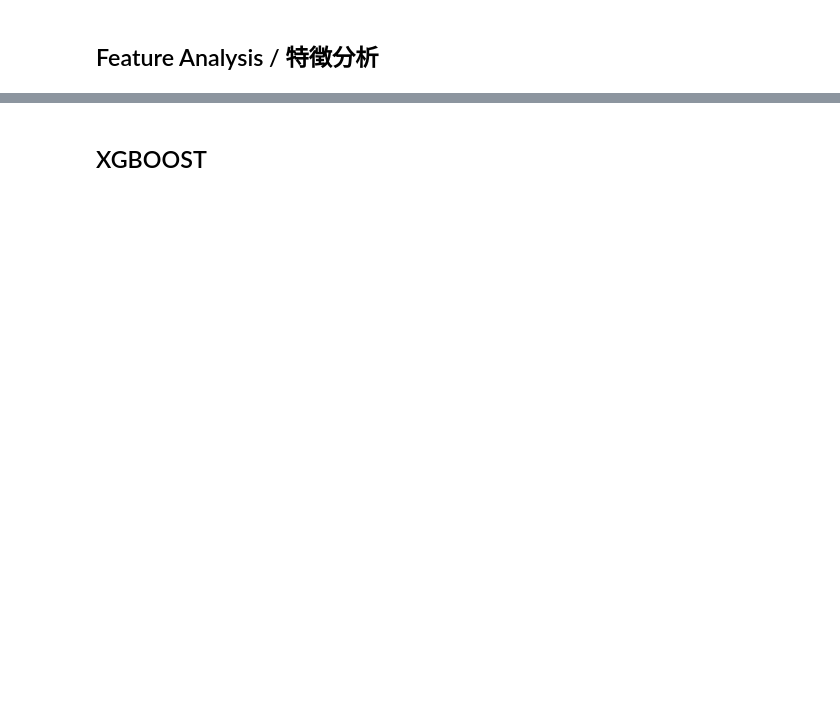
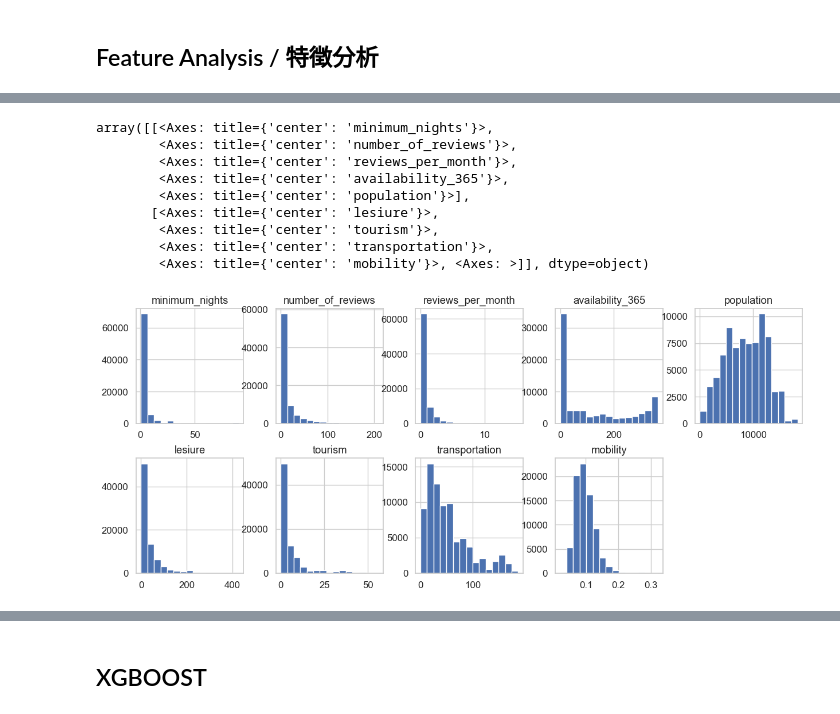
Before and after one commit to helenmck1/SDS-bootcamp-2023_Tokyo, a Jupyter notebook: christopher_session/SDS_bootcamp.ipynb, the cells around one changed output, grey strips where cells are left out. Cells and saved outputs as stored; diff of their text form; code cells hidden in the pictures; blank space fills up the shorter version.

```diff
--- a/christopher_session/SDS_bootcamp.ipynb
+++ b/christopher_session/SDS_bootcamp.ipynb
@@ -375,4 +215,0 @@ gdf_load
-# %%
-# Drop geometry columns
-# ジオメトリの列を削除する
-gdf_clean = gdf_load.drop(['h3_geo', 'h3', 'geom', 'h3_joined'], axis=1)
@@ -433,7 +453,22 @@ sns.displot(gdf_clean['price'], kde=False, bins=20,).set(xlabel='Price', ylabel=
 # %%
 # Count plot for target numerical variables
 # 数値変数のカウントプロット
-gdf_clean[numerical_variables].hist(bins=15, figsize=(15, 6), layout=(2, 5));
+num_len = len(numerical_variables)
+cols = 5
+row_fun = lambda len, cols: math.floor(len / cols) + 1 if len % cols != 0 else math.floor(len / cols)
+rows = row_fun(num_len, cols)
+gdf_selected[numerical_variables].hist(bins=15, figsize=(15, 6), layout=(rows, 5))
+# %% [output]
+array([[<Axes: title={'center': 'minimum_nights'}>,
+        <Axes: title={'center': 'number_of_reviews'}>,
+        <Axes: title={'center': 'reviews_per_month'}>,
+        <Axes: title={'center': 'availability_365'}>,
+        <Axes: title={'center': 'population'}>],
+       [<Axes: title={'center': 'lesiure'}>,
+        <Axes: title={'center': 'tourism'}>,
+        <Axes: title={'center': 'transportation'}>,
+        <Axes: title={'center': 'mobility'}>, <Axes: >]], dtype=object)
+[figure, added]
 # %%
 # Count plot for target categorical variables
 # カテゴリー変数のカウントプロット
```
Also changed, not shown: parts of 89 cells of this notebook, 9 other files.
